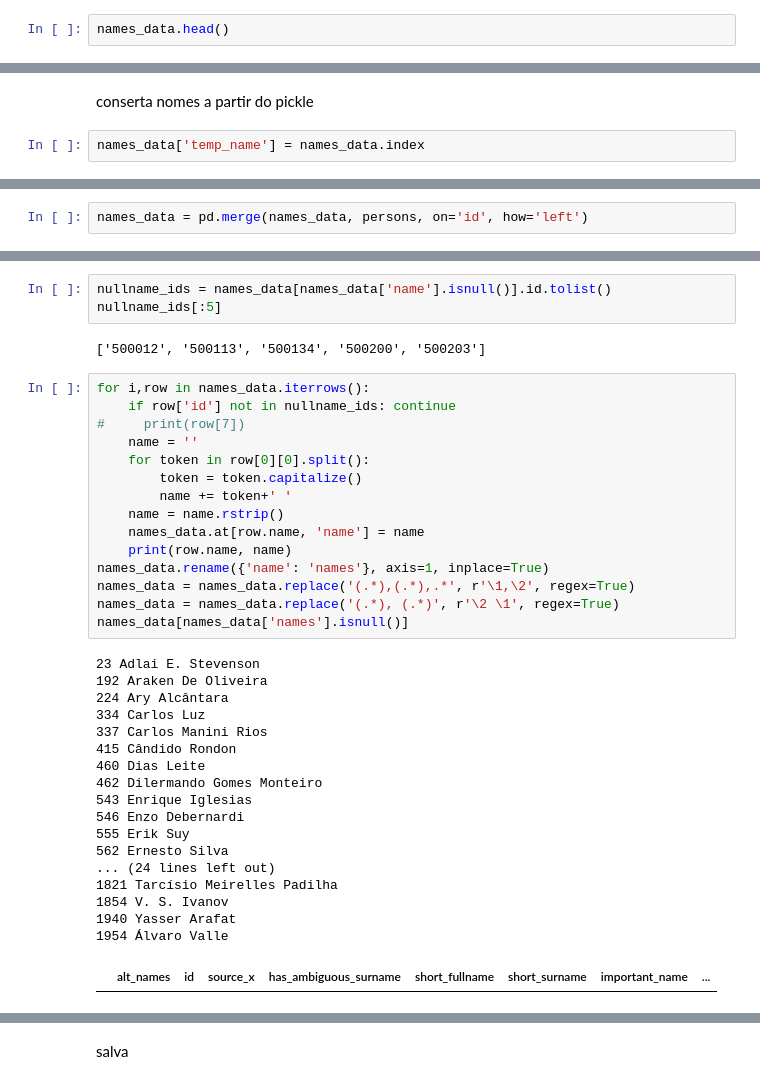
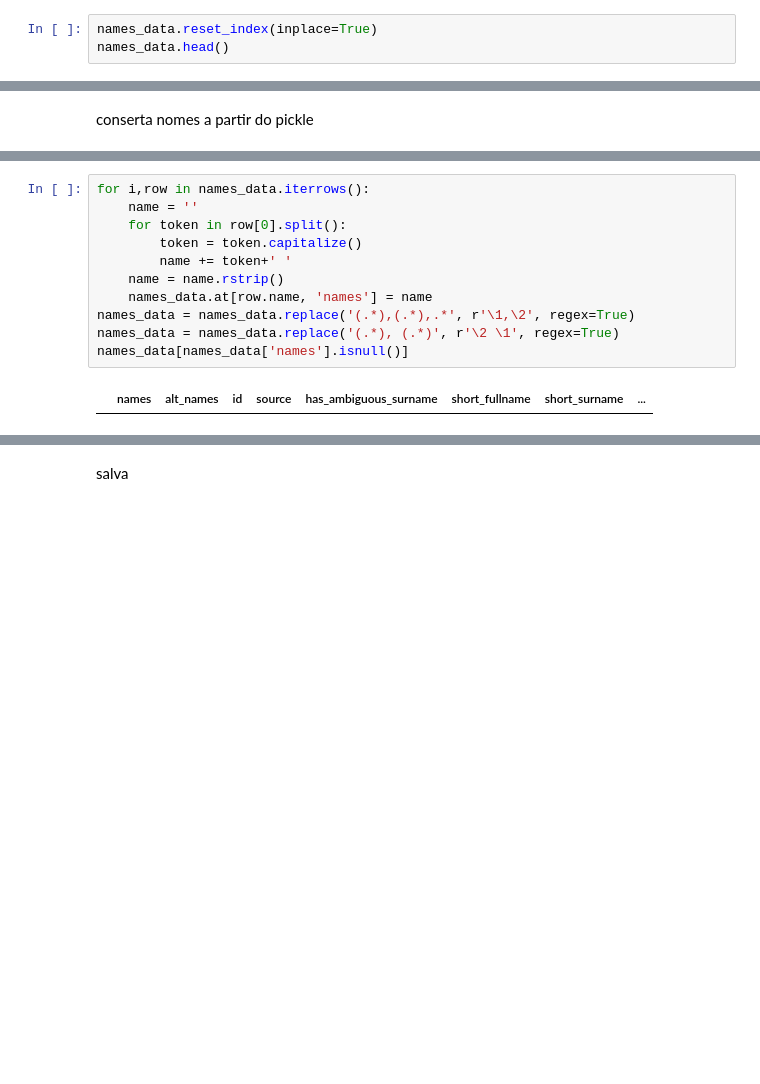
Before and after one commit to Marcelobbr/thesis, a Jupyter notebook: notebooks/05-doc_entities_person_extract_and_store.ipynb, the cells around one changed output, grey strips where cells are left out. Saved outputs shown, nothing was run; the diff lists cells and outputs as text; blank space fills up the shorter version.

```diff
--- a/notebooks/05-doc_entities_person_extract_and_store.ipynb
+++ b/notebooks/05-doc_entities_person_extract_and_store.ipynb
@@ -683,5 +683,6 @@ doc_id_list_file = os.path.join(inputs,'doc_id_list.pkl')
 names_data = pd.read_pickle(names_dataframe_file)
 doc_id_list = pickle.load(open(doc_id_list_file, 'rb'))
 # %%
+names_data.reset_index(inplace=True)
 names_data.head()
 # %% [output]
@@ -697,5 +697,3 @@ names_data.head()
 muda para csv em vez de pandas df
 # %% [markdown]
 conserta nomes a partir do pickle
-# %%
-names_data['temp_name'] = names_data.index
@@ -736,2 +699,0 @@ persons[persons.name.str.contains('arter')]
-# %%
-names_data = pd.merge(names_data, persons, on='id', how='left')
@@ -758,39 +700,13 @@ names_data[names_data['name'].isnull()]
-# %%
-nullname_ids = names_data[names_data['name'].isnull()].id.tolist()
-nullname_ids[:5]
-# %% [output]
-['500012', '500113', '500134', '500200', '500203']
 # %%
 for i,row in names_data.iterrows():
-    if row['id'] not in nullname_ids: continue
-#     print(row[7])
     name = ''
-    for token in row[0][0].split():
+    for token in row[0].split():
         token = token.capitalize()
         name += token+' '
     name = name.rstrip()
-    names_data.at[row.name, 'name'] = name
-    print(row.name, name)
-names_data.rename({'name': 'names'}, axis=1, inplace=True)
+    names_data.at[row.name, 'names'] = name
 names_data = names_data.replace('(.*),(.*),.*', r'\1,\2', regex=True)
 names_data = names_data.replace('(.*), (.*)', r'\2 \1', regex=True)
 names_data[names_data['names'].isnull()]
 # %% [output]
-23 Adlai E. Stevenson
-192 Araken De Oliveira
-224 Ary Alcântara
-334 Carlos Luz
-337 Carlos Manini Rios
-415 Cândido Rondon
-460 Dias Leite
-462 Dilermando Gomes Monteiro
-543 Enrique Iglesias
-546 Enzo Debernardi
-555 Erik Suy
-562 Ernesto Silva
-... (24 lines left out)
-1821 Tarcísio Meirelles Padilha
-1854 V. S. Ivanov
-1940 Yasser Arafat
-1954 Álvaro Valle
-|  | alt_names | id | source_x | has_ambiguous_surname | short_fullname | short_surname | important_name | ... |
+|  | names | alt_names | id | source | has_ambiguous_surname | short_fullname | short_surname | ... |
```
Also changed, not shown: parts of 20 cells of this notebook.
